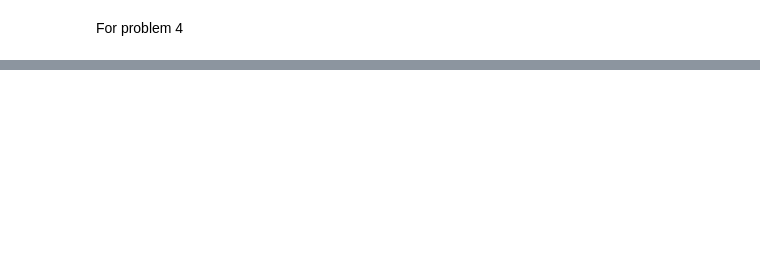
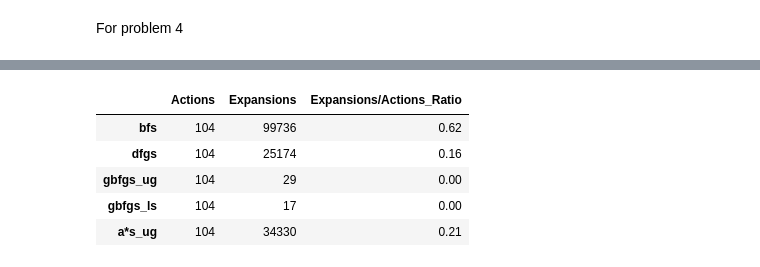
Before and after one commit to Lawrence-Krukrubo/Building-a-Forward-Planning-Agent, a Jupyter notebook: forward_planning_agent_analysis.ipynb, the cells around one changed output, grey strips where cells are left out. Saved outputs shown, nothing was run; the diff lists cells and outputs as text; code cells hidden in the pictures; blank space fills up the shorter version.

```diff
--- a/forward_planning_agent_analysis.ipynb
+++ b/forward_planning_agent_analysis.ipynb
@@ -93,0 +145,10 @@ prob_4
+# %%
+chart['Expansions/Actions_Ratio'] = np.round(chart['Expansions/Actions_Ratio'] / sum(chart['Expansions/Actions_Ratio']),2)
+chart.head()
+# %% [output]
+|  | Actions | Expansions | Expansions/Actions_Ratio |
+| bfs | 104 | 99736 | 0.62 |
+| dfgs | 104 | 25174 | 0.16 |
+| gbfgs_ug | 104 | 29 | 0.00 |
+| gbfgs_ls | 104 | 17 | 0.00 |
+| a*s_ug | 104 | 34330 | 0.21 |
```
Also changed, not shown: parts of 14 cells of this notebook.
